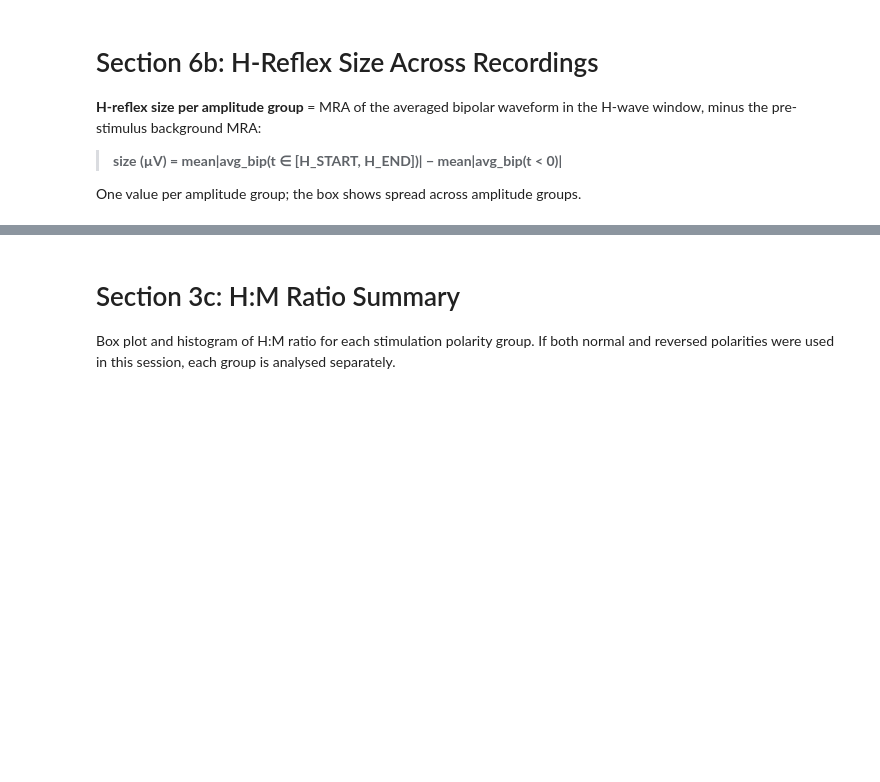
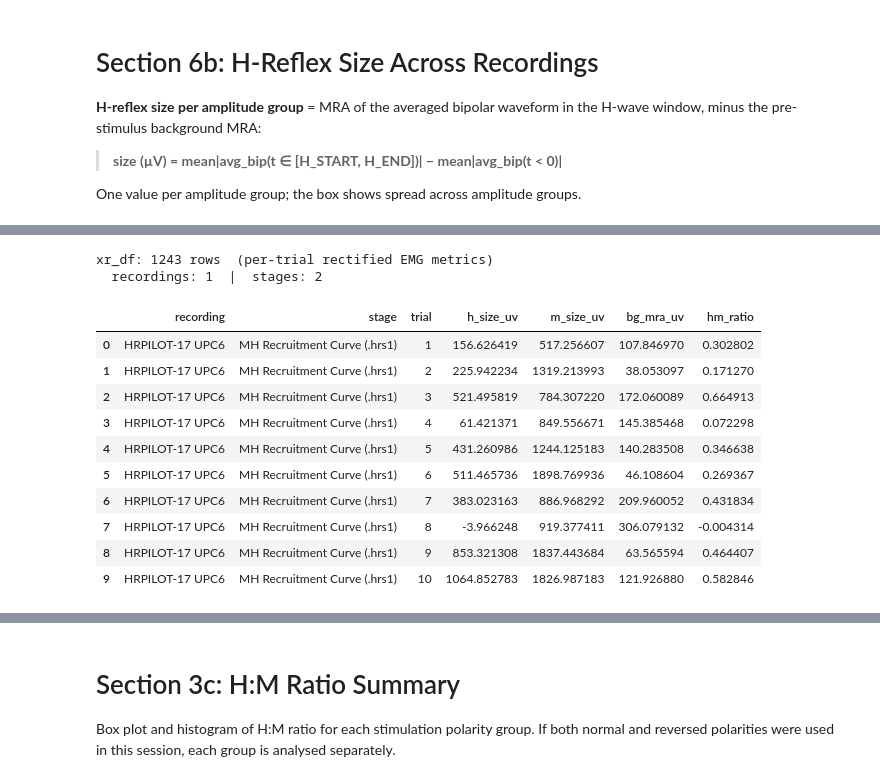
Before and after one commit to yahriels/Open-Ephys-H-Reflex-Python-Data-Analysis, a Jupyter notebook: src/open_ephys/analysis/Read_H-Reflex_App.ipynb, the cells around one changed output, grey strips where cells are left out. Drawn from its saved outputs; the diff is of its cells as text; code cells hidden in the pictures; blank space fills up the shorter version.

```diff
--- a/src/open_ephys/analysis/Read_H-Reflex_App.ipynb
+++ b/src/open_ephys/analysis/Read_H-Reflex_App.ipynb
@@ -425,10 +379,10 @@ POST_PLOT_MS = 15  # ms after  stim onset to display
 N_PER_PAGE   = 6   # trials shown per page (2 rows x 3 cols)
 
 # M/H wave window constants (ms relative to stim onset)
-M_WAVE_START_MS = 1.8
-M_WAVE_END_MS   = 4.5
-H_WAVE_START_MS = 6.5
-H_WAVE_END_MS   = 9
+M_WAVE_START_MS = 2.2
+M_WAVE_END_MS   = 4.2
+H_WAVE_START_MS = 5
+H_WAVE_END_MS   = 9.6
 
 PRE_AVG_MS  = 2   # ms before stim onset
 POST_AVG_MS = 15  # ms after  stim onset
@@ -565,0 +547,54 @@ _xr_refresh()
+# %%
+import pandas as pd
+
+# ── Build per-trial DataFrame from raw EMG ────────────────────────────────────
+# Note: _xr_cache now stores per-amplitude-group averaged-waveform MRA (matching
+# the waveform viewer). This DataFrame is independent — it computes metrics
+# per individual trial directly from raw EMG for trial-level analysis.
+_rows = []
+for _rec_lbl, _rec in _all_recordings.items():
+    _sr_xr    = _rec['sample_rate'] or SAMPLE_RATE
+    _ms_ps_xr = 1000.0 / _sr_xr
+    _rec_s_xr = int(TRIAL_RECORD_MS * _sr_xr / 1000)
+    for _sk, (_trials, _hdr, _emg_bl, _slbl) in _rec['stage_map'].items():
+        for _i, _t in enumerate(_trials):
+            try:
+                _tm, _et, *_ = get_trial_window(
+                    _t, PRE_AVG_MS, POST_AVG_MS,
+                    ms_per_sample=_ms_ps_xr, record_samples=_rec_s_xr)
+                _bg_m = _tm < 0
+                _bg_v = float(np.nanmean(np.abs(_et[_bg_m]))) if _bg_m.any() else 0.0
+                _mm   = (_tm >= M_WAVE_START_MS) & (_tm <= M_WAVE_END_MS)
+                _hm   = (_tm >= H_WAVE_START_MS) & (_tm <= H_WAVE_END_MS)
+                _mv   = float(np.nanmean(np.abs(_et[_mm]))) - _bg_v if _mm.any() else float('nan')
+                _hv   = float(np.nanmean(np.abs(_et[_hm]))) - _bg_v if _hm.any() else float('nan')
+            except Exception:
+                _mv = _hv = _bg_v = float('nan')
+            _rows.append({
+                'recording': _rec_lbl,
+                'stage':     _slbl,
+                'trial':     _i + 1,
+                'h_size_uv': _hv,
+                'm_size_uv': _mv,
+                'bg_mra_uv': _bg_v,
+                'hm_ratio':  _hv / _mv if (_mv and _mv > 0 and not np.isnan(_mv)) else float('nan'),
+            })
+
+xr_df = pd.DataFrame(_rows)
+print(f"xr_df: {len(xr_df)} rows  (per-trial rectified EMG metrics)")
+print(f"  recordings: {xr_df['recording'].nunique()}  |  stages: {xr_df['stage'].nunique()}")
+xr_df.head(10)
+# %% [output]
+xr_df: 1243 rows  (per-trial rectified EMG metrics)
+  recordings: 1  |  stages: 2
+|  | recording | stage | trial | h_size_uv | m_size_uv | bg_mra_uv | hm_ratio |
+| 0 | HRPILOT-17 UPC6 | MH Recruitment Curve (.hrs1) | 1 | 156.626419 | 517.256607 | 107.846970 | 0.302802 |
+| 1 | HRPILOT-17 UPC6 | MH Recruitment Curve (.hrs1) | 2 | 225.942234 | 1319.213993 | 38.053097 | 0.171270 |
+| 2 | HRPILOT-17 UPC6 | MH Recruitment Curve (.hrs1) | 3 | 521.495819 | 784.307220 | 172.060089 | 0.664913 |
+| 3 | HRPILOT-17 UPC6 | MH Recruitment Curve (.hrs1) | 4 | 61.421371 | 849.556671 | 145.385468 | 0.072298 |
+| 4 | HRPILOT-17 UPC6 | MH Recruitment Curve (.hrs1) | 5 | 431.260986 | 1244.125183 | 140.283508 | 0.346638 |
+| 5 | HRPILOT-17 UPC6 | MH Recruitment Curve (.hrs1) | 6 | 511.465736 | 1898.769936 | 46.108604 | 0.269367 |
+| 6 | HRPILOT-17 UPC6 | MH Recruitment Curve (.hrs1) | 7 | 383.023163 | 886.968292 | 209.960052 | 0.431834 |
+| 7 | HRPILOT-17 UPC6 | MH Recruitment Curve (.hrs1) | 8 | -3.966248 | 919.377411 | 306.079132 | -0.004314 |
+| 8 | HRPILOT-17 UPC6 | MH Recruitment Curve (.hrs1) | 9 | 853.321308 | 1837.443684 | 63.565594 | 0.464407 |
+| 9 | HRPILOT-17 UPC6 | MH Recruitment Curve (.hrs1) | 10 | 1064.852783 | 1826.987183 | 121.926880 | 0.582846 |
```
Also changed, not shown: parts of 28 cells of this notebook, 22 other files.
